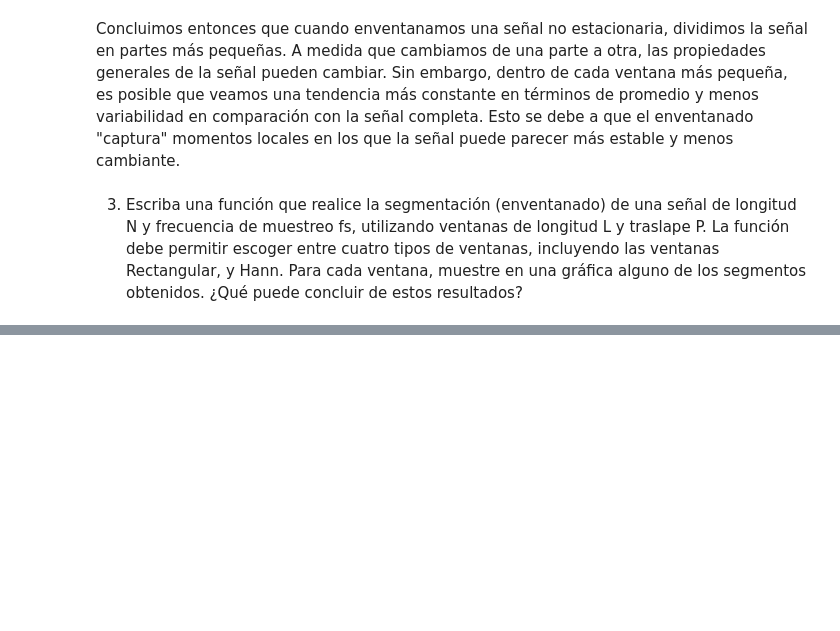
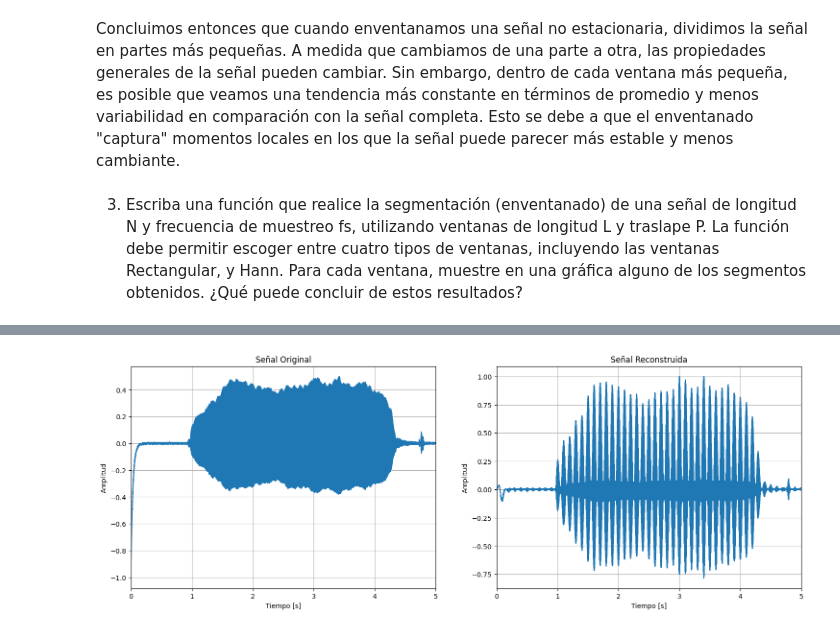
Before and after one commit to Unsimplegato159/Labs-TDS-3, a Jupyter notebook: Lab_1.ipynb, the cells around one changed output, grey strips where cells are left out. Cells and saved outputs as stored; diff of their text form; code cells hidden in the pictures; blank space fills up the shorter version.

```diff
--- a/Lab_1.ipynb
+++ b/Lab_1.ipynb
@@ -405,0 +406,44 @@ _C
+# %%
+def reconstruir_senal(segmentos_enventanados, P):
+    num_segmentos, L = segmentos_enventanados.shape
+    paso = int(P)
+    senal_reconstruida = np.zeros(num_segmentos * paso + L - paso)
+
+    for i, segmento in enumerate(segmentos_enventanados):
+        inicio = i * paso
+        fin = inicio + L
+        senal_reconstruida[inicio:fin] += segmento
+
+    return senal_reconstruida
+
+senal_reconstruida = reconstruir_senal(segmentos_ventana, P)
+audio_duration_ms = len(audio_original) / fs_s * 1000  # Duración del audio en milisegundos.
+
+# Graficar la señal original
+plt.figure(figsize=(18, 6))
+
+plt.subplot(1,2,1)
+plt.plot(np.linspace(0, audio_duration_ms / 1000, num=len(audio_original)), audio_original)
+plt.title('Señal Original')
+plt.xlabel('Tiempo [s]')
+plt.ylabel('Amplitud')
+plt.xlim(0, 5)  # Rango en segundos
+plt.grid()
+
+# Graficar la señal reconstruida
+senal_reconstruida = senal_reconstruida / max(abs(senal_reconstruida))  # Se normaliza el audio
+audio_duration_ms_2 = len(senal_reconstruida) / fs_s * 1000  # Duración del audio en milisegundos.
+
+plt.subplot(1,2,2)
+plt.plot(np.linspace(0, audio_duration_ms_2 / 1000, num=len(senal_reconstruida)), senal_reconstruida)
+plt.title('Señal Reconstruida')
+plt.xlabel('Tiempo [s]')
+plt.ylabel('Amplitud')
+plt.xlim(0, 5)  # Rango en segundos
+plt.grid()
+
+plt.show()
+
+Audio(senal_reconstruida, rate=fs_s)
+# %% [output]
+[figure, added]
```
Also changed, not shown: parts of 5 cells of this notebook.
